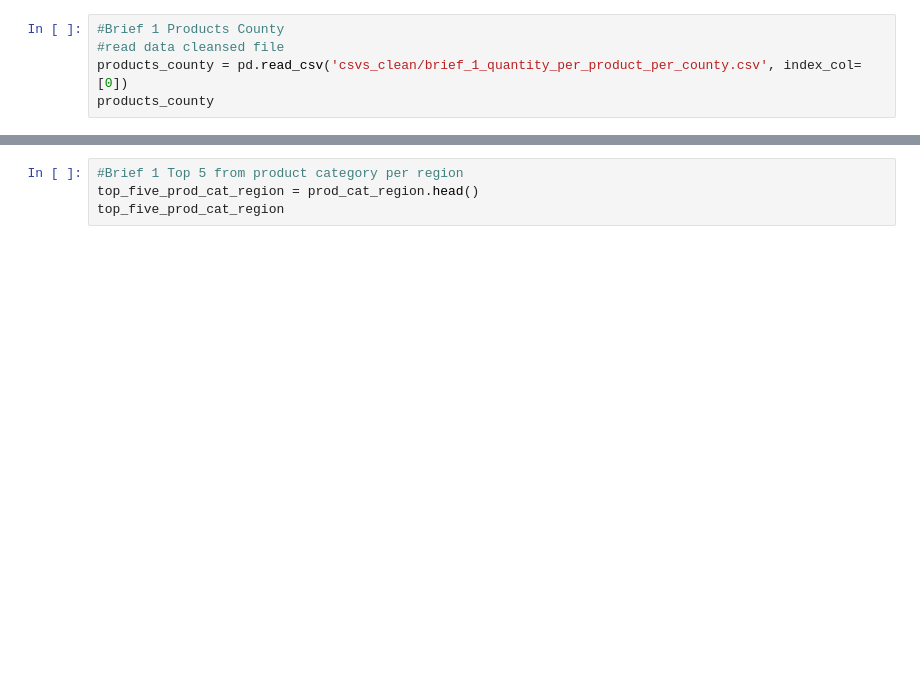
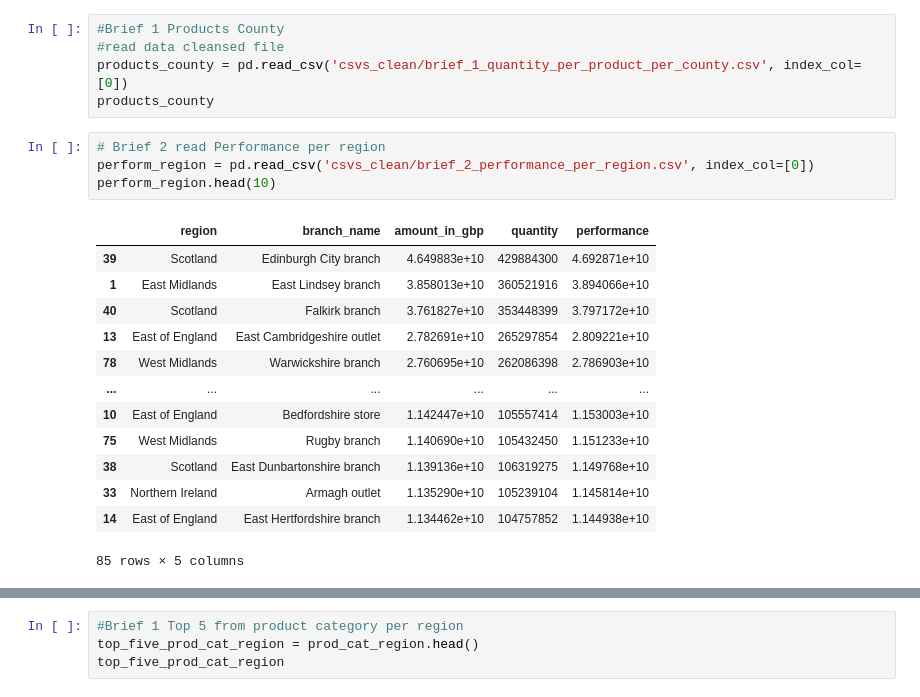
Before and after one commit to CodeMarie/final-project-part-2-dash-app, a Jupyter notebook: data.ipynb, the cells around one changed output, grey strips where cells are left out. Cells and saved outputs as stored; diff of their text form; blank space fills up the shorter version.

```diff
--- a/data.ipynb
+++ b/data.ipynb
@@ -59,3 +73,21 @@ prod_cat_county
 #read data cleansed file
 products_county = pd.read_csv('csvs_clean/brief_1_quantity_per_product_per_county.csv', index_col=[0])
 products_county
+# %%
+# Brief 2 read Performance per region
+perform_region = pd.read_csv('csvs_clean/brief_2_performance_per_region.csv', index_col=[0])
+perform_region.head(10)
+# %% [output]
+|  | region | branch_name | amount_in_gbp | quantity | performance |
+| 39 | Scotland | Edinburgh City branch | 4.649883e+10 | 429884300 | 4.692871e+10 |
+| 1 | East Midlands | East Lindsey branch | 3.858013e+10 | 360521916 | 3.894066e+10 |
+| 40 | Scotland | Falkirk branch | 3.761827e+10 | 353448399 | 3.797172e+10 |
+| 13 | East of England | East Cambridgeshire outlet | 2.782691e+10 | 265297854 | 2.809221e+10 |
+| 78 | West Midlands | Warwickshire branch | 2.760695e+10 | 262086398 | 2.786903e+10 |
+| ... | ... | ... | ... | ... | ... |
+| 10 | East of England | Bedfordshire store | 1.142447e+10 | 105557414 | 1.153003e+10 |
+| 75 | West Midlands | Rugby branch | 1.140690e+10 | 105432450 | 1.151233e+10 |
+| 38 | Scotland | East Dunbartonshire branch | 1.139136e+10 | 106319275 | 1.149768e+10 |
+| 33 | Northern Ireland | Armagh outlet | 1.135290e+10 | 105239104 | 1.145814e+10 |
+| 14 | East of England | East Hertfordshire branch | 1.134462e+10 | 104757852 | 1.144938e+10 |
+85 rows × 5 columns
```
Also changed, not shown: parts of 11 cells of this notebook, 3 other files.
